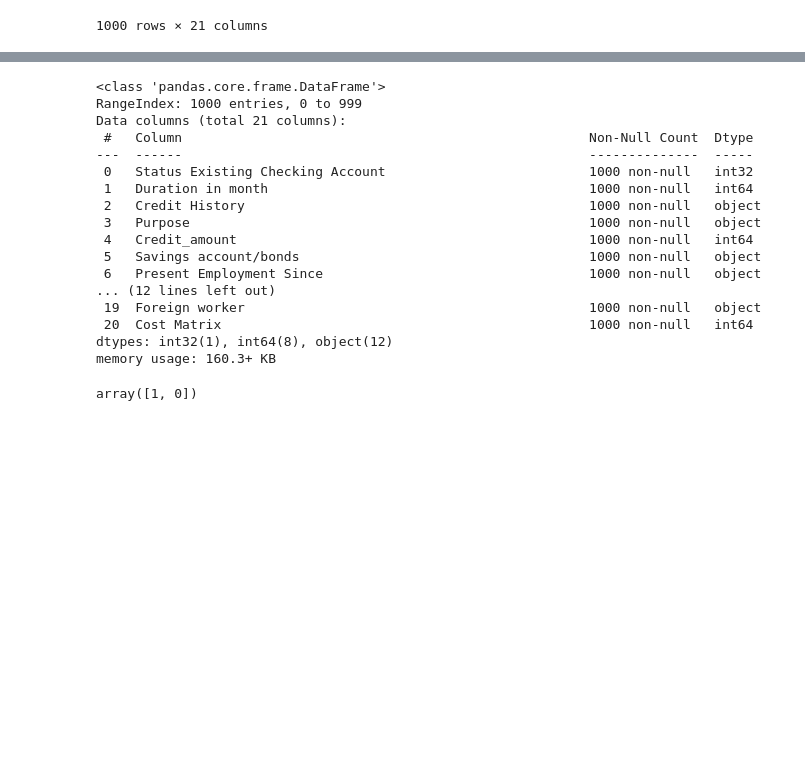
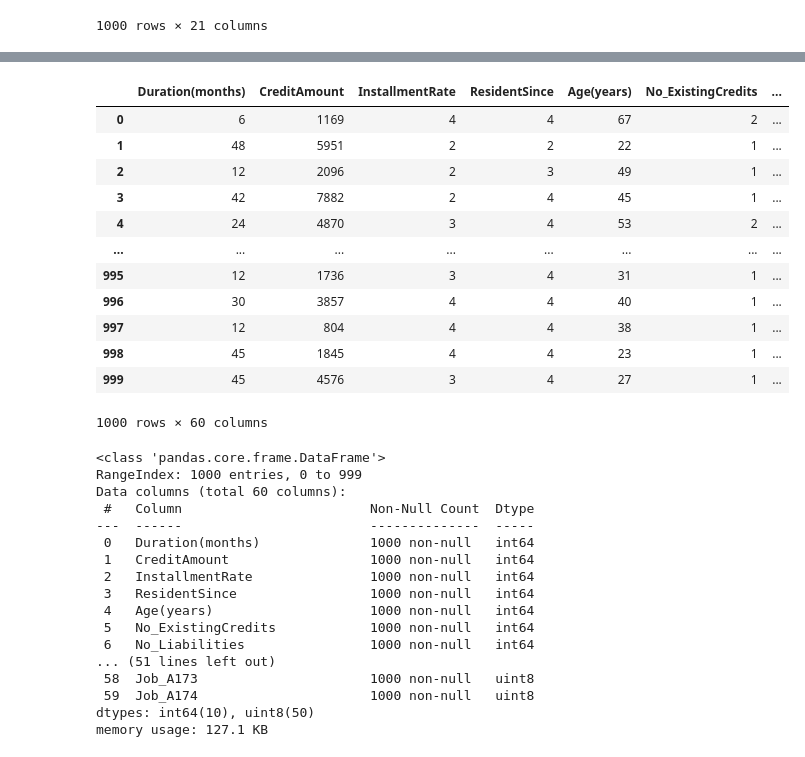
Before and after one commit to Christoffersenry/PSI_Group_13_Project, a Jupyter notebook: credit_approval_EDA.ipynb, the cells around one changed output, grey strips where cells are left out. Saved outputs shown, nothing was run; the diff lists cells and outputs as text; code cells hidden in the pictures; blank space fills up the shorter version.

```diff
--- a/credit_approval_EDA.ipynb
+++ b/credit_approval_EDA.ipynb
@@ -156,0 +134,12 @@ data
+# %%
+df_one_hot_encoded = pd.get_dummies(data = df_one_hot_encoded, columns = ["Credit History"], prefix = "CreditHistory")
+df_one_hot_encoded = pd.get_dummies(data = df_one_hot_encoded, columns = ["Purpose"], prefix = "Purpose")
+df_one_hot_encoded = pd.get_dummies(data = df_one_hot_encoded, columns = ["Savings account/bonds"], prefix = "SavingsAccount/Bonds")
+df_one_hot_encoded = pd.get_dummies(data = df_one_hot_encoded, columns = ["Present Employment Since"], prefix = "EmployedSince")
+df_one_hot_encoded = pd.get_dummies(data = df_one_hot_encoded, columns = ["Personal status and sex"], prefix = "MaritalStatus/Sex")
+df_one_hot_encoded = pd.get_dummies(data = df_one_hot_encoded, columns = ["Other debtors/guarantors"], prefix = "OtherDebtors/Guarantors")
+df_one_hot_encoded = pd.get_dummies(data = df_one_hot_encoded, columns = ["Property"], prefix = "Property")
+df_one_hot_encoded = pd.get_dummies(data = df_one_hot_encoded, columns = ["Other installment plans"], prefix = "OtherInstallmentPlans")
+df_one_hot_encoded = pd.get_dummies(data = df_one_hot_encoded, columns = ["Housing"], prefix = "Housing")
+df_one_hot_encoded = pd.get_dummies(data = df_one_hot_encoded, columns = ["Job"], prefix = "Job")
+df_one_hot_encoded
@@ -157,24 +160,43 @@ data
+# %%
+df_one_hot_encoded['Telephone'] = df_one_hot_encoded['Telephone'].replace(['A191', 'A192'], [0, 1])
+df_one_hot_encoded['Foreign worker'] = df_one_hot_encoded['Foreign worker'].replace(['A201', 'A202'], [1, 0])
+df_one_hot_encoded.rename(columns = {'Telephone':'hasPhone', 'Foreign worker':'isForeignWorker', 'Duration in month':'Duration(months)',
+                                    'Credit_amount':'CreditAmount', 'Installment rate in percentage of disposable income':'InstallmentRate',
+                                    'Present residence since':'ResidentSince','Age in years':'Age(years)',
+                                    'Number of existing credits at this bank':'No_ExistingCredits',
+                                    'Number of people being liable to provide maintenance for':'No_Liabilities', 'Cost Matrix':'CostMatrix'}, inplace = True)
+df_one_hot_encoded
+# %% [output]
+|  | Duration(months) | CreditAmount | InstallmentRate | ResidentSince | Age(years) | No_ExistingCredits | ... |
+| 0 | 6 | 1169 | 4 | 4 | 67 | 2 | ... |
+| 1 | 48 | 5951 | 2 | 2 | 22 | 1 | ... |
+| 2 | 12 | 2096 | 2 | 3 | 49 | 1 | ... |
+| 3 | 42 | 7882 | 2 | 4 | 45 | 1 | ... |
+| 4 | 24 | 4870 | 3 | 4 | 53 | 2 | ... |
+| ... | ... | ... | ... | ... | ... | ... | ... |
+| 995 | 12 | 1736 | 3 | 4 | 31 | 1 | ... |
+| 996 | 30 | 3857 | 4 | 4 | 40 | 1 | ... |
+| 997 | 12 | 804 | 4 | 4 | 38 | 1 | ... |
+| 998 | 45 | 1845 | 4 | 4 | 23 | 1 | ... |
+| 999 | 45 | 4576 | 3 | 4 | 27 | 1 | ... |
+1000 rows × 60 columns
 # %%
-data.info()
+df_one_hot_encoded.info()
 # %% [output]
 <class 'pandas.core.frame.DataFrame'>
 RangeIndex: 1000 entries, 0 to 999
-Data columns (total 21 columns):
- #   Column                                                    Non-Null Count  Dtype
----  ------                                                    --------------  -----
- 0   Status Existing Checking Account                          1000 non-null   int32
- 1   Duration in month                                         1000 non-null   int64
- 2   Credit History                                            1000 non-null   object
- 3   Purpose                                                   1000 non-null   object
- 4   Credit_amount                                             1000 non-null   int64
- 5   Savings account/bonds                                     1000 non-null   object
- 6   Present Employment Since                                  1000 non-null   object
-... (12 lines left out)
- 19  Foreign worker                                            1000 non-null   object
- 20  Cost Matrix                                               1000 non-null   int64
-dtypes: int32(1), int64(8), object(12)
-memory usage: 160.3+ KB
+Data columns (total 60 columns):
+ #   Column                        Non-Null Count  Dtype
+---  ------                        --------------  -----
+ 0   Duration(months)              1000 non-null   int64
+ 1   CreditAmount                  1000 non-null   int64
+ 2   InstallmentRate               1000 non-null   int64
+ 3   ResidentSince                 1000 non-null   int64
+ 4   Age(years)                    1000 non-null   int64
+ 5   No_ExistingCredits            1000 non-null   int64
+ 6   No_Liabilities                1000 non-null   int64
+... (51 lines left out)
+ 58  Job_A173                      1000 non-null   uint8
+ 59  Job_A174                      1000 non-null   uint8
+dtypes: int64(10), uint8(50)
+memory usage: 127.1 KB
-# %%
-data["Status Existing Checking Account"].unique()
-# %% [output]
-array([1, 0])
```
Also changed, not shown: parts of 4 cells of this notebook.
